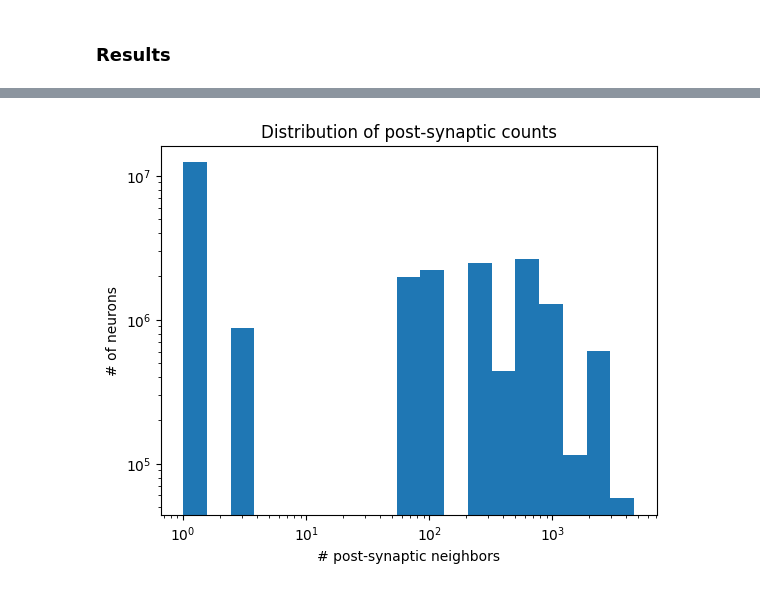
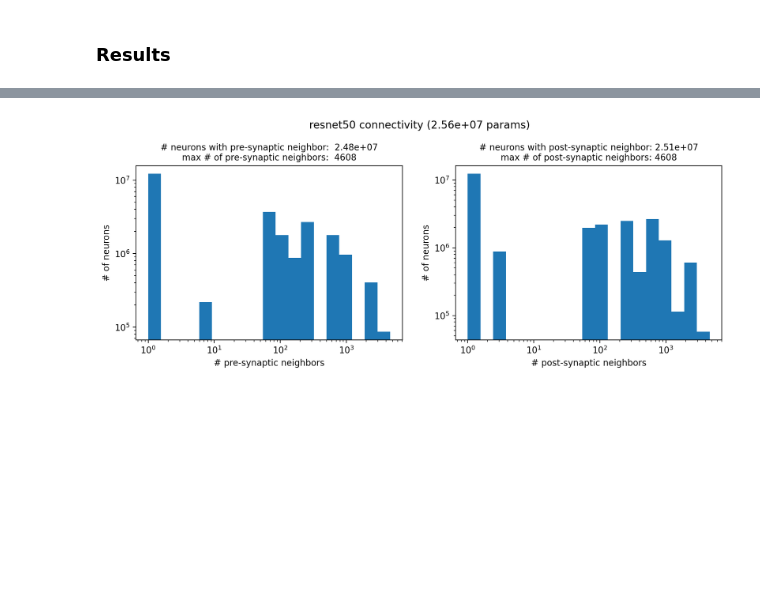
Before and after one commit to ed1d1a8d/ann-connectomics, a Jupyter notebook: notebooks/resnet.ipynb, the cells around one changed output, grey strips where cells are left out. Cells and saved outputs as stored; diff of their text form; code cells hidden in the pictures; blank space fills up the shorter version.

```diff
--- a/notebooks/resnet.ipynb
+++ b/notebooks/resnet.ipynb
@@ -156,9 +129,38 @@ plt.xlabel("# pre-synaptic neighbors");
-# %%
-plt.title("Distribution of post-synaptic counts")
-vals, weights = zip(*[(k, v) for k,v in POST_COUNTS.items()])
-utils.plot_loghist(vals, weights, bins=20)
-plt.yscale("log");
-plt.ylabel("# of neurons")
-plt.xlabel("# post-synaptic neighbors");
-# %% [output]
-[figure, removed]
+# %%
+plt.figure(figsize=(12, 4), dpi=200)
+plt.suptitle(f"{MODEL_NAME} connectivity ({utils.num_params(model):.2e} params)")
+plt.subplots_adjust(top=0.8)
+
+plt.subplot(1, 2, 1)
+vals, weights = zip(*[(k, v) for k, v in PRE_COUNTS.items()])
+utils.plot_loghist(vals, weights, bins=20)
+plt.yscale("log")
+plt.ylabel("# of neurons")
+plt.xlabel("# pre-synaptic neighbors")
+plt.title(
+    "\n".join(
+        (
+            f"# neurons with pre-synaptic neighbor:  {sum(PRE_COUNTS.values()):.2e}",
+            f"max # of pre-synaptic neighbors:  {max(PRE_COUNTS.keys())}",
+        )
+    ),
+    fontsize=10,
+)
+
+plt.subplot(1, 2, 2)
+vals, weights = zip(*[(k, v) for k, v in POST_COUNTS.items()])
+utils.plot_loghist(vals, weights, bins=20)
+plt.yscale("log")
+plt.ylabel("# of neurons")
+plt.xlabel("# post-synaptic neighbors")
+plt.title(
+    "\n".join(
+        (
+            f"# neurons with post-synaptic neighbor: {sum(POST_COUNTS.values()):.2e}",
+            f"max # of post-synaptic neighbors: {max(POST_COUNTS.keys())}",
+        )
+    ),
+    fontsize=10,
+);
+# %% [output]
+[figure, added]
```
Also changed, not shown: parts of 4 cells of this notebook, 1 other file.
